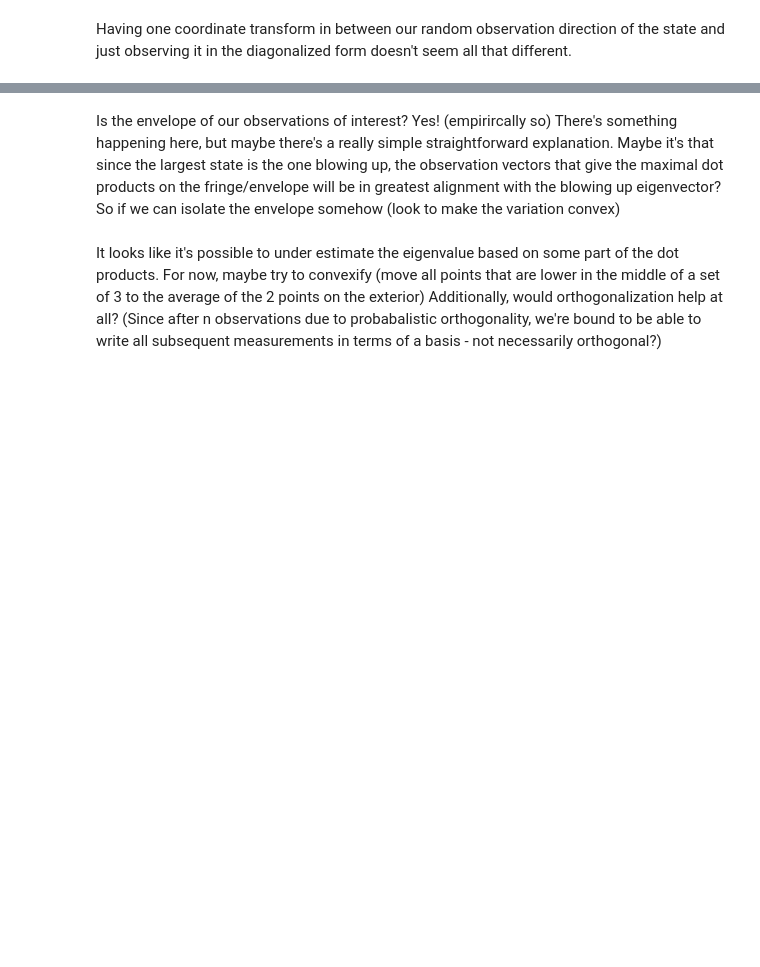
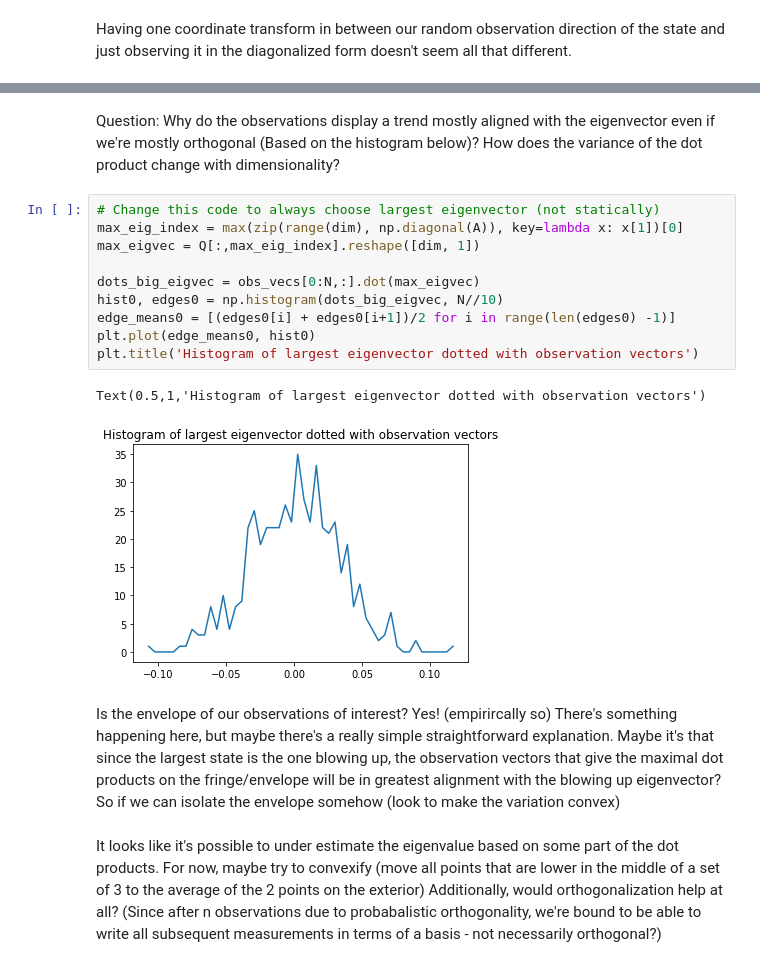
Before and after one commit to rahularya50/control-proj, a Jupyter notebook: Jupyter Notebooks/Randomized Eigenvalues (Diagonal Case).ipynb, the cells around one changed output, grey strips where cells are left out. Saved outputs shown, nothing was run; the diff lists cells and outputs as text; blank space fills up the shorter version.

```diff
--- a/Jupyter Notebooks/Randomized Eigenvalues (Diagonal Case).ipynb
+++ b/Jupyter Notebooks/Randomized Eigenvalues (Diagonal Case).ipynb
@@ -82,3 +87,18 @@ Text(0.5,1,'Absolute value of projections with eigenvalue envelope, for short ti
+# %% [markdown]
+Question: Why do the observations display a trend mostly aligned with the eigenvector even if we're mostly orthogonal (Based on the histogram below)? How does the variance of the dot product change with dimensionality?
+# %%
+# Change this code to always choose largest eigenvector (not statically)
+max_eig_index = max(zip(range(dim), np.diagonal(A)), key=lambda x: x[1])[0]
+max_eigvec = Q[:,max_eig_index].reshape([dim, 1])
+
+dots_big_eigvec = obs_vecs[0:N,:].dot(max_eigvec)
+hist0, edges0 = np.histogram(dots_big_eigvec, N//10)
+edge_means0 = [(edges0[i] + edges0[i+1])/2 for i in range(len(edges0) -1)]
+plt.plot(edge_means0, hist0)
+plt.title('Histogram of largest eigenvector dotted with observation vectors')
+# %% [output]
+Text(0.5,1,'Histogram of largest eigenvector dotted with observation vectors')
+[figure, added]
 # %% [markdown]
 Is the envelope of our observations of interest? Yes! (empirircally so) There's something happening here, but maybe there's a really simple straightforward explanation. Maybe it's that since the largest state is the one blowing up, the observation vectors that give the maximal dot products on the fringe/envelope will be in greatest alignment with the blowing up eigenvector? So if we can isolate the envelope somehow (look to make the variation convex)
 # %% [markdown]
```
Also changed, not shown: parts of 13 cells of this notebook, 1 other file.
